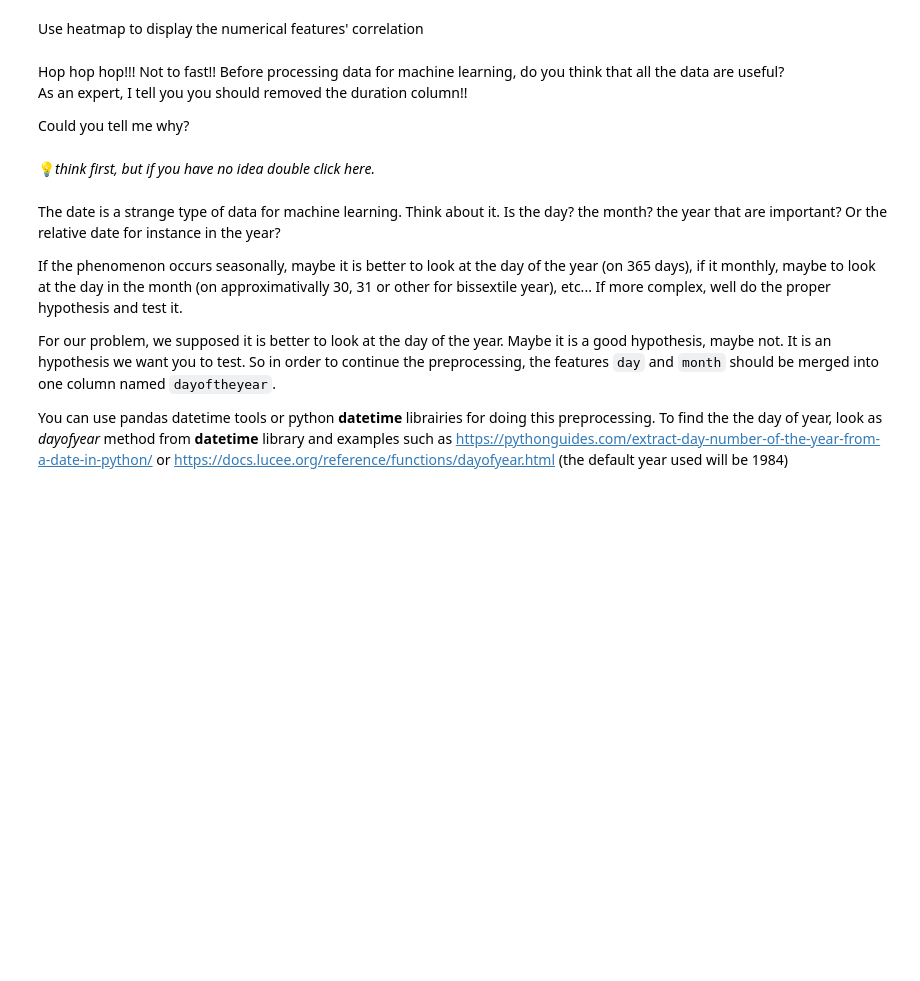
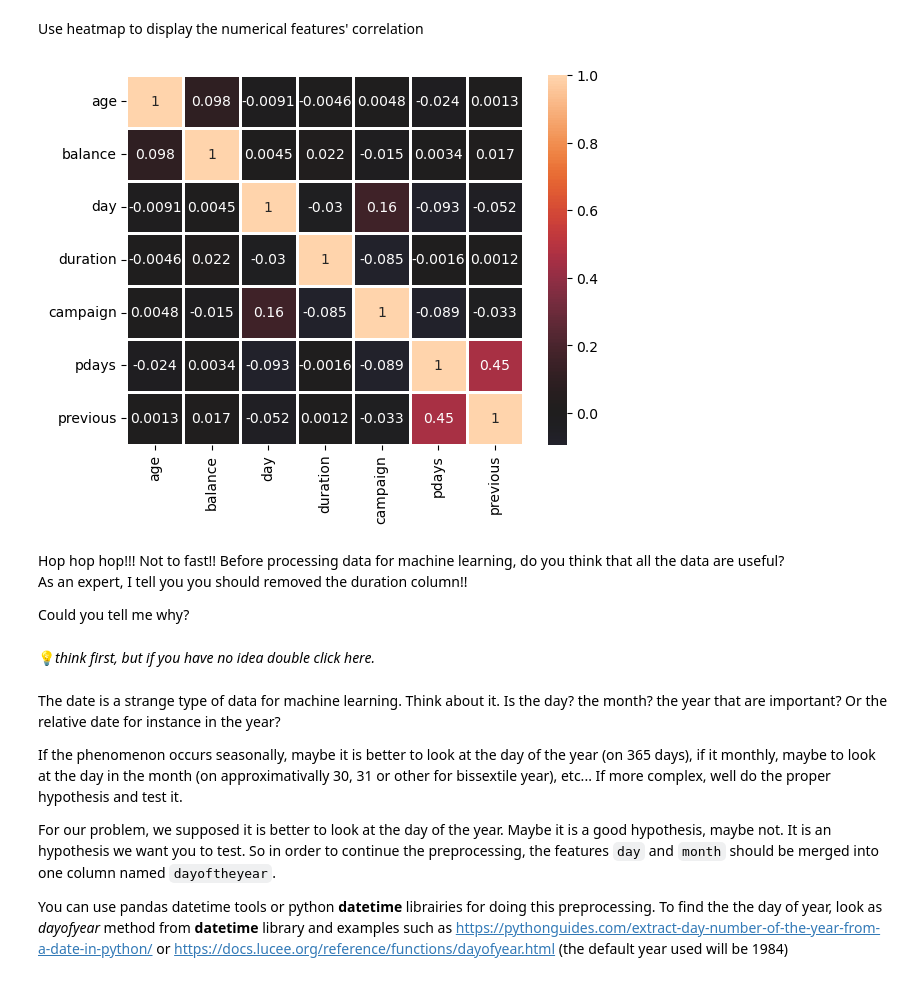
Before and after one commit to dubois-j/CampNum-ML2, a Jupyter notebook: ML2.2_ensemble_methods_intro/notebooks/EnsembleLearning_v2.ipynb, the cells around one changed output. Cells and saved outputs as stored; diff of their text form; code cells hidden in the pictures; blank space fills up the shorter version.

```diff
--- a/ML2.2_ensemble_methods_intro/notebooks/EnsembleLearning_v2.ipynb
+++ b/ML2.2_ensemble_methods_intro/notebooks/EnsembleLearning_v2.ipynb
@@ -69,3 +108,10 @@ Use heatmap to display the numerical features' correlation
+# %%
+import seaborn as sns
+
+sns.heatmap(df.corr(numeric_only=True), annot=True, linewidths=2, center=0)
+plt.show()
+# %% [output]
+[figure, added]
 # %% [markdown]
 Hop hop hop!!! Not to fast!! Before processing data for machine learning, do you think that all the data are useful?
 As an expert, I tell you you should removed the duration column!!
```
Also changed, not shown: parts of 83 cells of this notebook.
